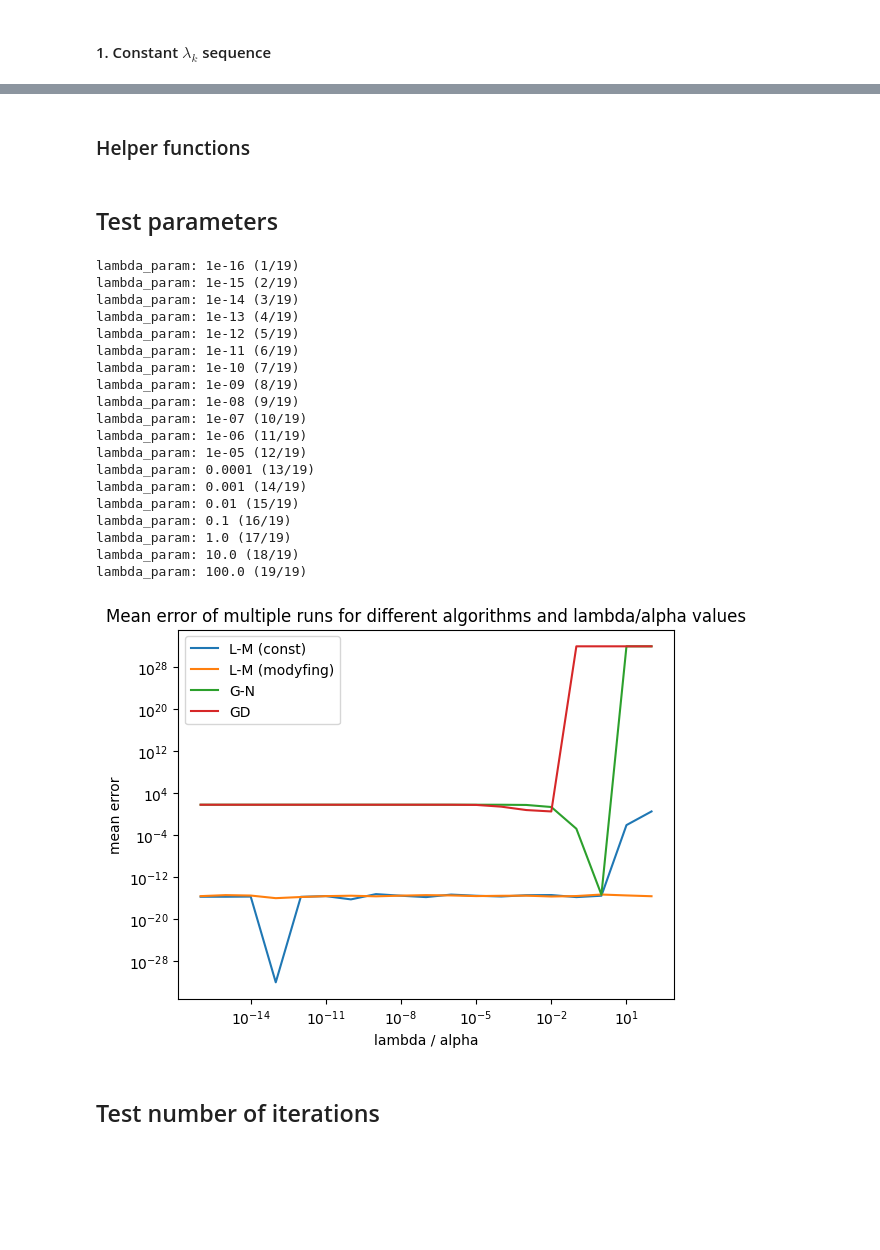
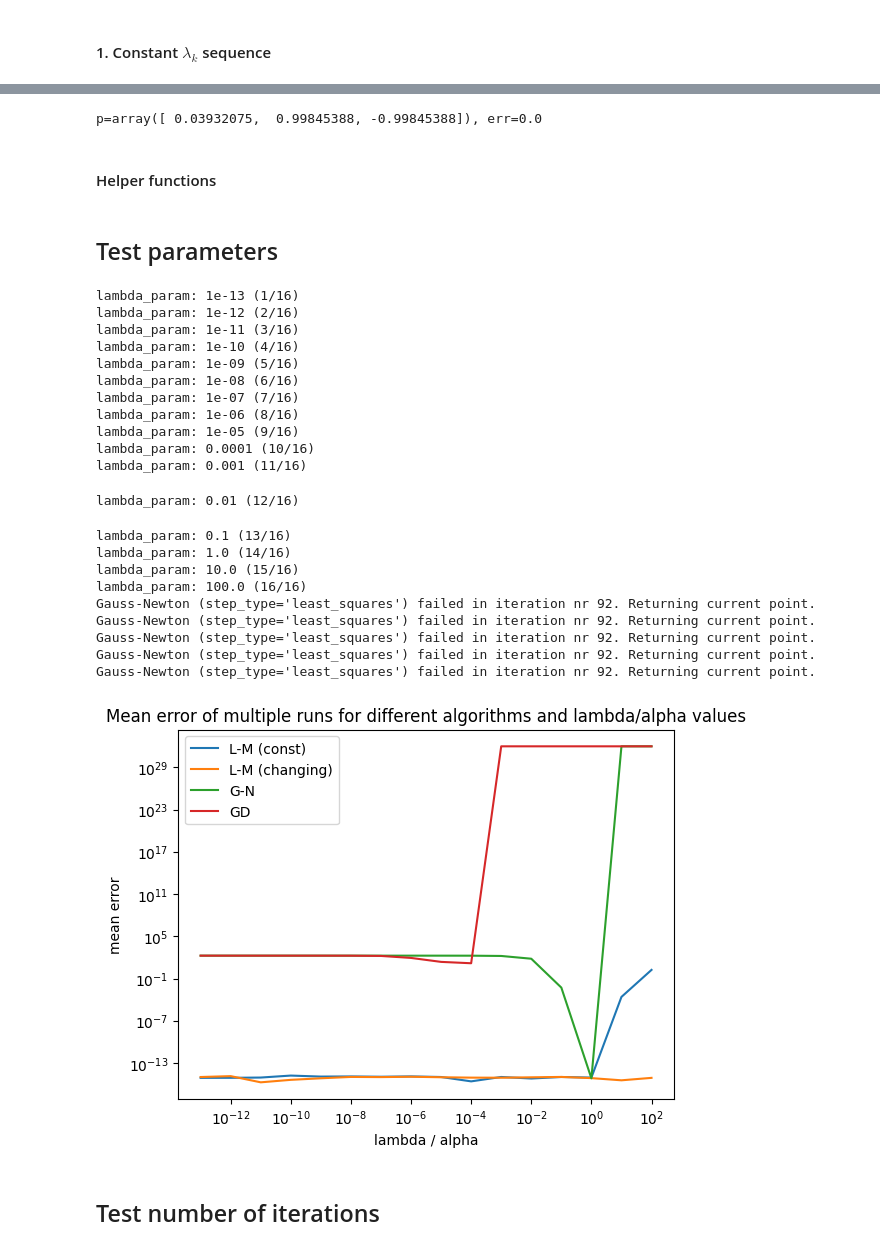
Before and after one commit to Perlik476/MNUMAD-optimizers, a Jupyter notebook: project/test_simple_function.ipynb, the cells around one changed output, grey strips where cells are left out. Drawn from its saved outputs; the diff is of its cells as text; code cells hidden in the pictures; blank space fills up the shorter version.

```diff
--- a/project/test_simple_function.ipynb
+++ b/project/test_simple_function.ipynb
@@ -77,7 +77,7 @@ def R_value(p: np.ndarray) -> np.ndarray:
 def R_derivative(p: np.ndarray) -> np.ndarray:
     return residue_jacobian(f, df, ys, xs, p)
 
-R = Function(R_value, R_derivative, 3, 4)
+R = Function(R_value, R_derivative, 3, 6)
 # %%
 # test that the function works properly
 # p = np.array([1, 1, 1])
@@ -86,8 +86,9 @@ R = Function(R_value, R_derivative, 3, 4)
 ## Hyperparameters
 # %%
 # p0 = np.random.randn(3)
-p0 = np.array([1.5, 0.6, -3.14])
+p0 = np.array([1.4, 0.6, -3.14])
 max_iter = 1000
+max_iter_gd = 100000
 # %% [markdown]
 ## Gradient descent method
 # %%
@@ -173,5 +180,10 @@ p=array([-0.08,  1.08, -1.08]), err=3.1401849173675503e-16
+# %%
+p, err = optimizer.optimize(p0, max_iter, step_type="svd")
+print(f"{p=}, {err=}")
+# %% [output]
+p=array([ 0.03932075,  0.99845388, -0.99845388]), err=0.0
 # %% [markdown]
-### Helper functions
+#### Helper functions
 # %%
 _infty = 1e32
 _zero = 1e-32
@@ -187,7 +199,7 @@ def remove_nans_infs_and_zeros(arr):
 # %% [markdown]
 ## Test parameters
 # %%
-lambda_params = [float(10**i) for i in range(-16, 3)]
+lambda_params = [float(10**i) for i in range(-13, 3)]
 np.random.seed(42)
 p0s = [2**i * np.random.randn(3) for i in range(5)]
 max_iter = 100
@@ -232,25 +244,27 @@ for i, lambda_param in enumerate(lambda_params):
         errs.append(err)
     errors_gradient_descent.append(errs)
 # %% [output]
-lambda_param: 1e-16 (1/19)
-lambda_param: 1e-15 (2/19)
-lambda_param: 1e-14 (3/19)
-lambda_param: 1e-13 (4/19)
-lambda_param: 1e-12 (5/19)
-lambda_param: 1e-11 (6/19)
-lambda_param: 1e-10 (7/19)
-lambda_param: 1e-09 (8/19)
-lambda_param: 1e-08 (9/19)
-lambda_param: 1e-07 (10/19)
-lambda_param: 1e-06 (11/19)
-lambda_param: 1e-05 (12/19)
-lambda_param: 0.0001 (13/19)
-lambda_param: 0.001 (14/19)
-lambda_param: 0.01 (15/19)
-lambda_param: 0.1 (16/19)
-lambda_param: 1.0 (17/19)
-lambda_param: 10.0 (18/19)
-lambda_param: 100.0 (19/19)
+lambda_param: 1e-13 (1/16)
+lambda_param: 1e-12 (2/16)
+lambda_param: 1e-11 (3/16)
+lambda_param: 1e-10 (4/16)
+lambda_param: 1e-09 (5/16)
+lambda_param: 1e-08 (6/16)
+lambda_param: 1e-07 (7/16)
+lambda_param: 1e-06 (8/16)
+lambda_param: 1e-05 (9/16)
+lambda_param: 0.0001 (10/16)
+lambda_param: 0.001 (11/16)
+lambda_param: 0.01 (12/16)
+lambda_param: 0.1 (13/16)
+lambda_param: 1.0 (14/16)
+lambda_param: 10.0 (15/16)
+lambda_param: 100.0 (16/16)
+Gauss-Newton (step_type='least_squares') failed in iteration nr 92. Returning current point.
+Gauss-Newton (step_type='least_squares') failed in iteration nr 92. Returning current point.
+Gauss-Newton (step_type='least_squares') failed in iteration nr 92. Returning current point.
+Gauss-Newton (step_type='least_squares') failed in iteration nr 92. Returning current point.
+Gauss-Newton (step_type='least_squares') failed in iteration nr 92. Returning current point.
 # %%
 errors_mean_lm_const = np.mean(errors_levenberg_marquardt_const_param, axis=1)
 errors_mean_lm_const = remove_nans_infs_and_zeros(errors_mean_lm_const)
@@ -265,17 +279,17 @@ errors_gd_mean = np.mean(errors_gradient_descent, axis=1)
 errors_gd_mean = remove_nans_infs_and_zeros(errors_gd_mean)
 # %%
 plt.loglog(lambda_params, errors_mean_lm_const, label="L-M (const)")
-plt.loglog(lambda_params, errors_mean_lm_mod, label="L-M (modyfing)")
+plt.loglog(lambda_params, errors_mean_lm_mod, label="L-M (changing)")
 plt.loglog(lambda_params, errors_gn_mean, label="G-N")
 plt.loglog(lambda_params, errors_gd_mean, label="GD")
 
 plt.legend()
 plt.xlabel("lambda / alpha")
 plt.ylabel("mean error")
 plt.title("Mean error of multiple runs for different algorithms and lambda/alpha values")
 plt.show()
 # %% [output]
-[figure, old version]
+[figure, new version]
 # %% [markdown]
 ## Test number of iterations
 # %%
```
Also changed, not shown: parts of 25 cells of this notebook, 2 other files.
